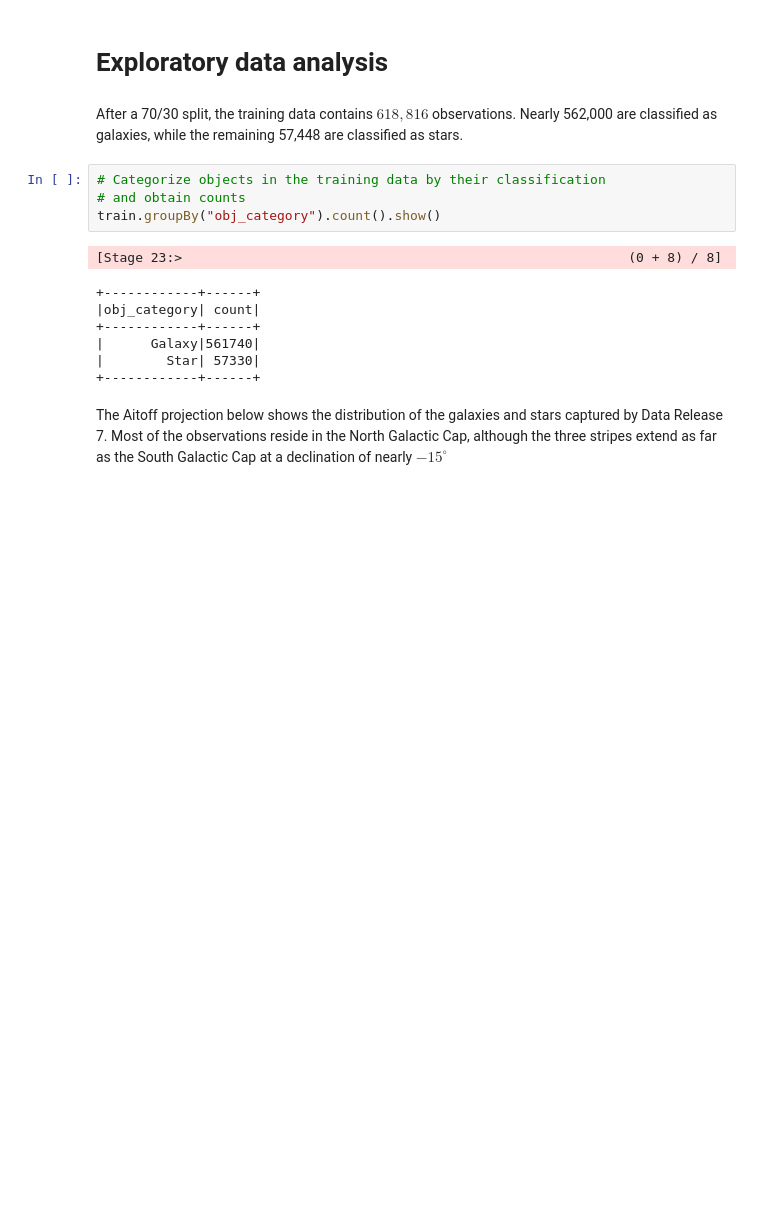
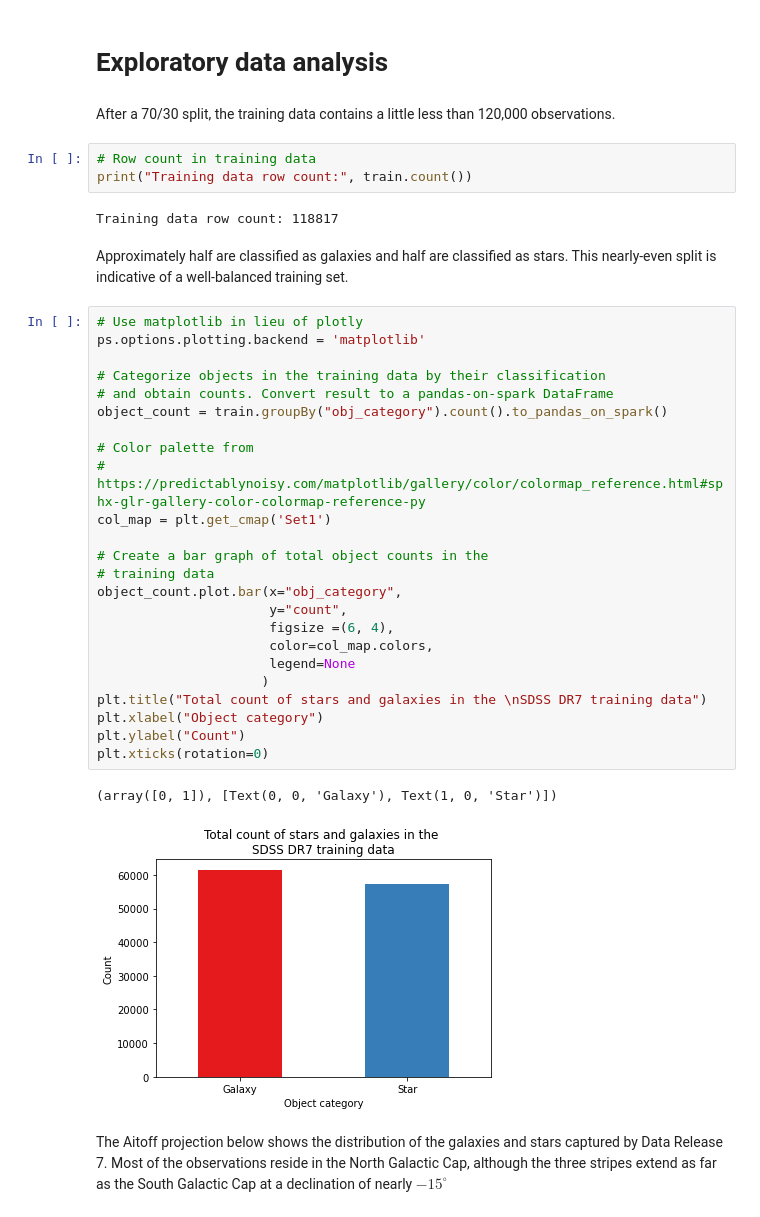
Before and after one commit to scimaksim/ML-Star-Galaxy-Classifiers, a Jupyter notebook: Nikiforov_Project_3.ipynb, the cells around one changed output. Drawn from its saved outputs; the diff is of its cells as text; blank space fills up the shorter version.

```diff
--- a/Nikiforov_Project_3.ipynb
+++ b/Nikiforov_Project_3.ipynb
@@ -320,19 +304,41 @@ train, test = sdss_data.randomSplit([0.7, 0.3])
 <a id="eda"></a>
 # Exploratory data analysis
 # %% [markdown]
-After a 70/30 split, the training data contains $618,816$ observations. Nearly 562,000 are classified as galaxies, while the remaining 57,448 are classified as stars.
+After a 70/30 split, the training data contains a little less than 120,000 observations.
-# %%
-# Categorize objects in the training data by their classification
-# and obtain counts
-train.groupBy("obj_category").count().show()
-# %% [output]
-[Stage 23:>                                                         (0 + 8) / 8]
-+------------+------+
-|obj_category| count|
-+------------+------+
-|      Galaxy|561740|
-|        Star| 57330|
-+------------+------+
+# %%
+# Row count in training data
+print("Training data row count:", train.count())
+# %% [output]
+Training data row count: 118817
+# %% [markdown]
+Approximately half are classified as galaxies and half are classified as stars. This nearly-even split is indicative of a well-balanced training set.
+# %%
+# Use matplotlib in lieu of plotly
+ps.options.plotting.backend = 'matplotlib'
+
+# Categorize objects in the training data by their classification
+# and obtain counts. Convert result to a pandas-on-spark DataFrame
+object_count = train.groupBy("obj_category").count().to_pandas_on_spark()
+
+# Color palette from
+# https://predictablynoisy.com/matplotlib/gallery/color/colormap_reference.html#sphx-glr-gallery-color-colormap-reference-py
+col_map = plt.get_cmap('Set1')
+
+# Create a bar graph of total object counts in the
+# training data
+object_count.plot.bar(x="obj_category",
+                      y="count",
+                      figsize =(6, 4),
+                      color=col_map.colors,
+                      legend=None
+                     )
+plt.title("Total count of stars and galaxies in the \nSDSS DR7 training data")
+plt.xlabel("Object category")
+plt.ylabel("Count")
+plt.xticks(rotation=0)
+# %% [output]
+(array([0, 1]), [Text(0, 0, 'Galaxy'), Text(1, 0, 'Star')])
+[figure, added]
 # %% [markdown]
 The Aitoff projection below shows the distribution of the galaxies and stars captured by Data Release 7. Most of the observations reside in the North Galactic Cap, although the three stripes extend as far as the South Galactic Cap at a declination of nearly $-15^{\circ}$
 # %%
```
Also changed, not shown: parts of 70 cells of this notebook, 6 other files.
